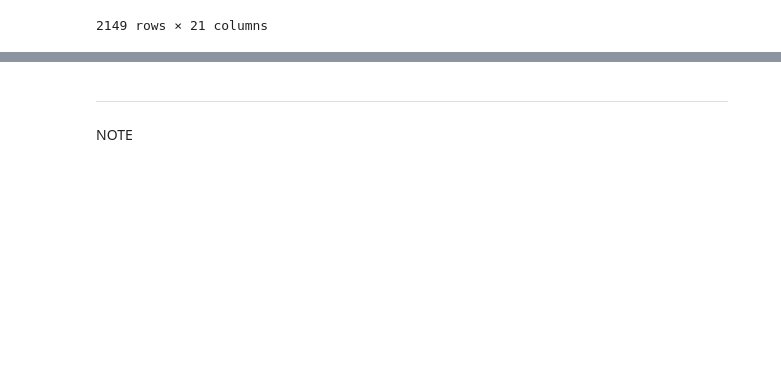
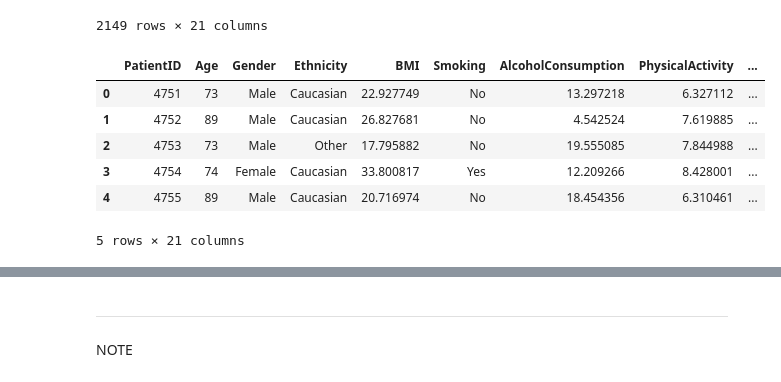
Before and after one commit to FrankiePB95/healthcare-and-public-health, a Jupyter notebook: jupyter_notebooks/Notebook_Template.ipynb, the cells around one changed output, grey strips where cells are left out. Saved outputs shown, nothing was run; the diff lists cells and outputs as text; code cells hidden in the pictures; blank space fills up the shorter version.

```diff
--- a/jupyter_notebooks/Notebook_Template.ipynb
+++ b/jupyter_notebooks/Notebook_Template.ipynb
@@ -321,6 +321,40 @@ df
 | 2147 | 6898 | 78 | 1 | 3 | 15.299911 | 0 | 8.674505 | 6.354282 | ... |
 | 2148 | 6899 | 72 | 0 | 0 | 33.289738 | 0 | 7.890703 | 6.570993 | ... |
 2149 rows × 21 columns
+# %%
+# Replace values in categorical columns for better readability
+# Gender mapping
+if 'Gender' in df.columns:
+    df['Gender'] = df['Gender'].replace({0: 'Male', 1: 'Female'})
+
+# Ethnicity mapping
+if 'Ethnicity' in df.columns:
+    df['Ethnicity'] = df['Ethnicity'].replace({
+        0: 'Caucasian', 1: 'African American', 2: 'Asian', 3: 'Other'
+    })
+
+# Binary columns (0/1 to No/Yes)
+binary_cols = ['Smoking', 'CardiovascularDisease', 'Depression',
+               'MemoryComplaints', 'BehavioralProblems', 'PersonalityChanges',
+               'DifficultyCompletingTasks']
+
+for col in binary_cols:
+    if col in df.columns:
+        df[col] = df[col].replace({0: 'No', 1: 'Yes'})
+
+# Diagnosis mapping
+if 'Diagnosis' in df.columns:
+    df['Diagnosis'] = df['Diagnosis'].replace({0: 'No Dementia', 1: 'Dementia'})
+
+df.head()
+# %% [output]
+|  | PatientID | Age | Gender | Ethnicity | BMI | Smoking | AlcoholConsumption | PhysicalActivity | ... |
+| 0 | 4751 | 73 | Male | Caucasian | 22.927749 | No | 13.297218 | 6.327112 | ... |
+| 1 | 4752 | 89 | Male | Caucasian | 26.827681 | No | 4.542524 | 7.619885 | ... |
+| 2 | 4753 | 73 | Male | Other | 17.795882 | No | 19.555085 | 7.844988 | ... |
+| 3 | 4754 | 74 | Female | Caucasian | 33.800817 | Yes | 12.209266 | 8.428001 | ... |
+| 4 | 4755 | 89 | Male | Caucasian | 20.716974 | No | 18.454356 | 6.310461 | ... |
+5 rows × 21 columns
 # %%
 # drop specific columns
 def drop_columns(df):
```
Also changed, not shown: parts of 3 cells of this notebook.
